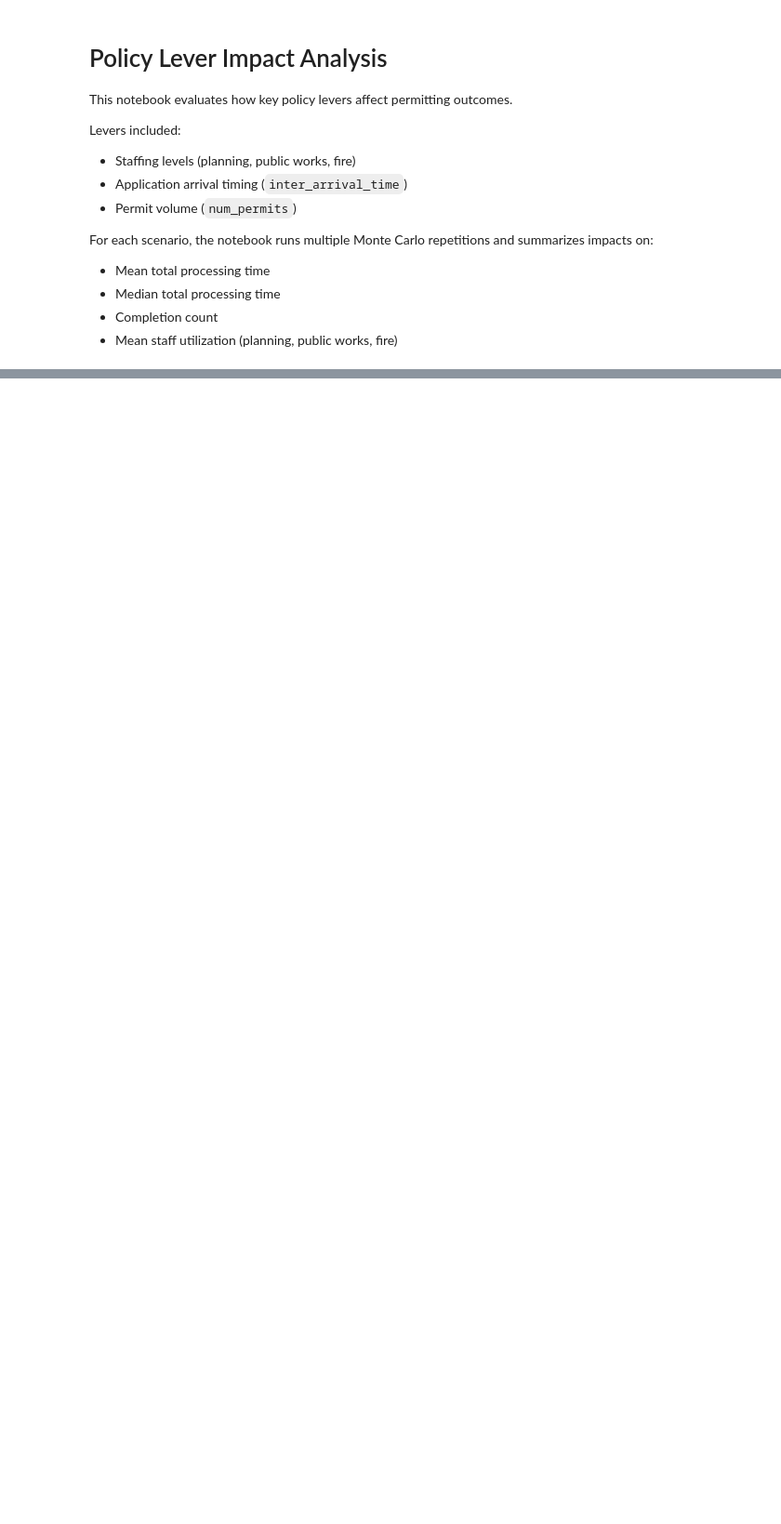
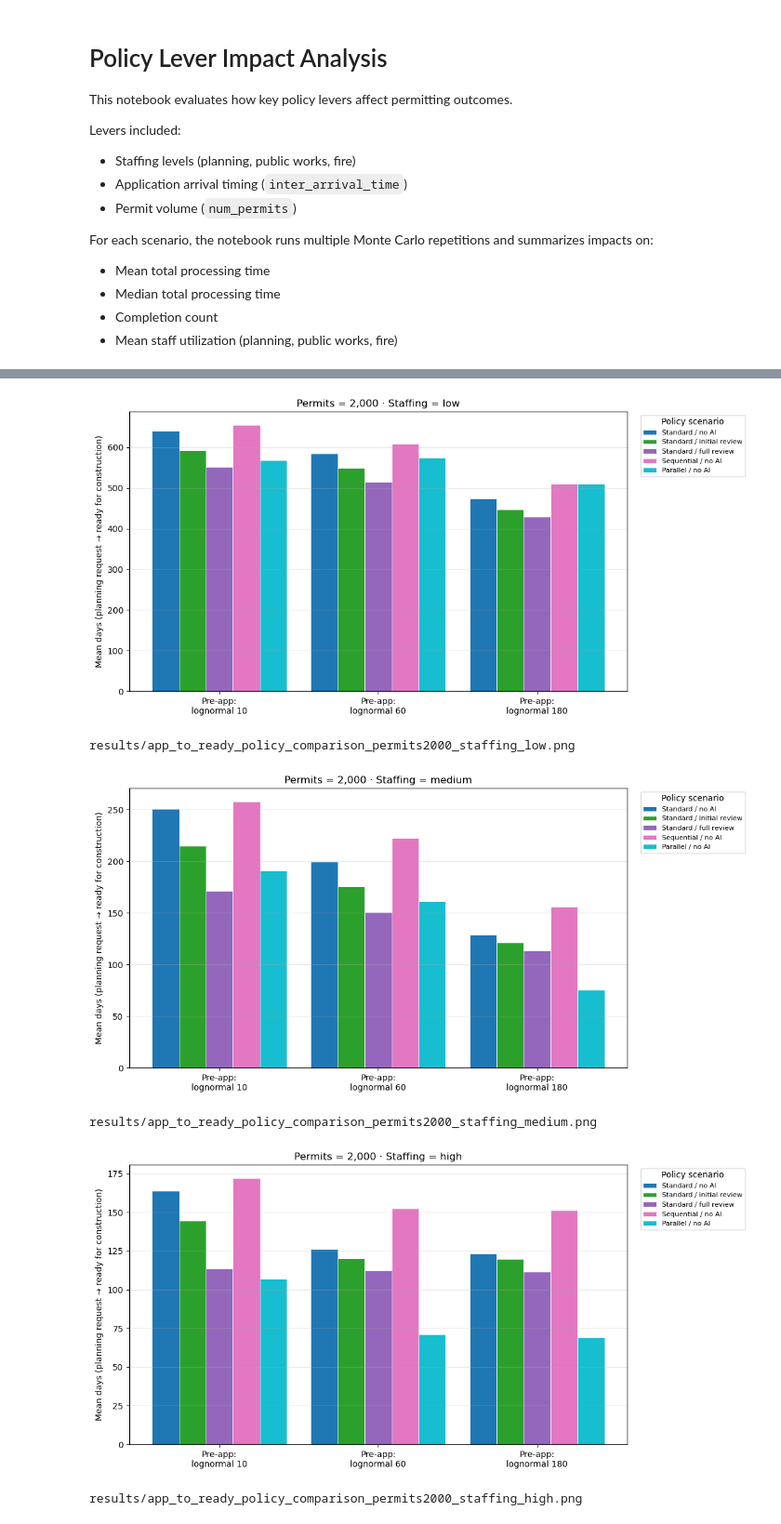
Before and after one commit to MIT-HSCL/permitting-model, a Jupyter notebook: policy_lever_impact_analysis.ipynb, the cells around one changed output, grey strips where cells are left out. Shown at 93% size. Saved outputs shown, nothing was run; the diff lists cells and outputs as text; code cells hidden in the pictures; blank space fills up the shorter version.

Commit message:
added more analysis charts

```diff
--- a/policy_lever_impact_analysis.ipynb
+++ b/policy_lever_impact_analysis.ipynb
@@ -322,0 +346,79 @@ Saved: policy_lever_impact_results.csv
+# %%
+from pathlib import Path
+
+import matplotlib.pyplot as plt
+import numpy as np
+import pandas as pd
+
+RESULTS_CSV = Path("results") / "policy_lever_impact_results.csv"
+df_plot = pd.read_csv(RESULTS_CSV)
+
+POLICY_ROWS = [
+    ("standard", "none", "Standard / no AI"),
+    ("standard", "initial_check", "Standard / initial review"),
+    ("standard", "full_review", "Standard / full review"),
+    ("sequential", "none", "Sequential / no AI"),
+    ("parallel", "none", "Parallel / no AI"),
+]
+PRE_APP_LEVELS = ["lognormal_10", "lognormal_60", "lognormal_180"]
+PRE_APP_LABELS = {
+    "lognormal_10": "Pre-app:\nlognormal 10",
+    "lognormal_60": "Pre-app:\nlognormal 60",
+    "lognormal_180": "Pre-app:\nlognormal 180",
+}
+
+policy_colors = plt.cm.tab10(np.linspace(0, 0.9, len(POLICY_ROWS)))
+
+results_dir = Path("results")
+results_dir.mkdir(parents=True, exist_ok=True)
+
+for num_permits in sorted(df_plot["num_permits"].unique()):
+    for staffing in ["low", "medium", "high"]:
+        subset = df_plot[
+            (df_plot["num_permits"] == num_permits)
+            & (df_plot["staffing_scenario"] == staffing)
+            & (df_plot["pre_application_distribution"].isin(PRE_APP_LEVELS))
+        ]
+
+        n_policies = len(POLICY_ROWS)
+        n_groups = len(PRE_APP_LEVELS)
+        x = np.arange(n_groups)
+        total_width = 0.85
+        bar_width = total_width / n_policies
+
+        fig, ax = plt.subplots(figsize=(11, 5.5))
+        for i, (seq, ai, policy_label) in enumerate(POLICY_ROWS):
+            heights = []
+            for pre in PRE_APP_LEVELS:
+                row = subset[
+                    (subset["sequential"] == seq)
+                    & (subset["ai_review"] == ai)
+                    & (subset["pre_application_distribution"] == pre)
+                ]
+                if len(row) != 1:
+                    raise ValueError(
+                        f"Expected 1 row for permits={num_permits}, staffing={staffing}, "
+                        f"pre={pre}, sequential={seq}, ai={ai}; got {len(row)}"
+                    )
+                heights.append(float(row["application_to_ready_mean_days"].iloc[0]))
+            offset = bar_width * (i - (n_policies - 1) / 2)
+            ax.bar(x + offset, heights, bar_width, label=policy_label, color=policy_colors[i], edgecolor="white", linewidth=0.6)
+
+        ax.set_xticks(x)
+        ax.set_xticklabels([PRE_APP_LABELS[p] for p in PRE_APP_LEVELS], fontsize=10)
+        ax.set_ylabel("Mean days (planning request → ready for construction)")
+        ax.set_title(f"Permits = {num_permits:,} · Staffing = {staffing}")
+        ax.legend(title="Policy scenario", bbox_to_anchor=(1.02, 1), loc="upper left", fontsize=8)
+        ax.grid(axis="y", alpha=0.3)
+        plt.tight_layout()
+        out_path = results_dir / f"app_to_ready_policy_comparison_permits{num_permits}_staffing_{staffing}.png"
+        fig.savefig(out_path, dpi=150, bbox_inches="tight")
+        plt.show()
+        print(out_path)
+# %% [output]
+[figure, added]
+results/app_to_ready_policy_comparison_permits2000_staffing_low.png
+[figure, added]
+results/app_to_ready_policy_comparison_permits2000_staffing_medium.png
+[figure, added]
+results/app_to_ready_policy_comparison_permits2000_staffing_high.png
```
Also changed, not shown: parts of 7 cells of this notebook, 1 other file.
